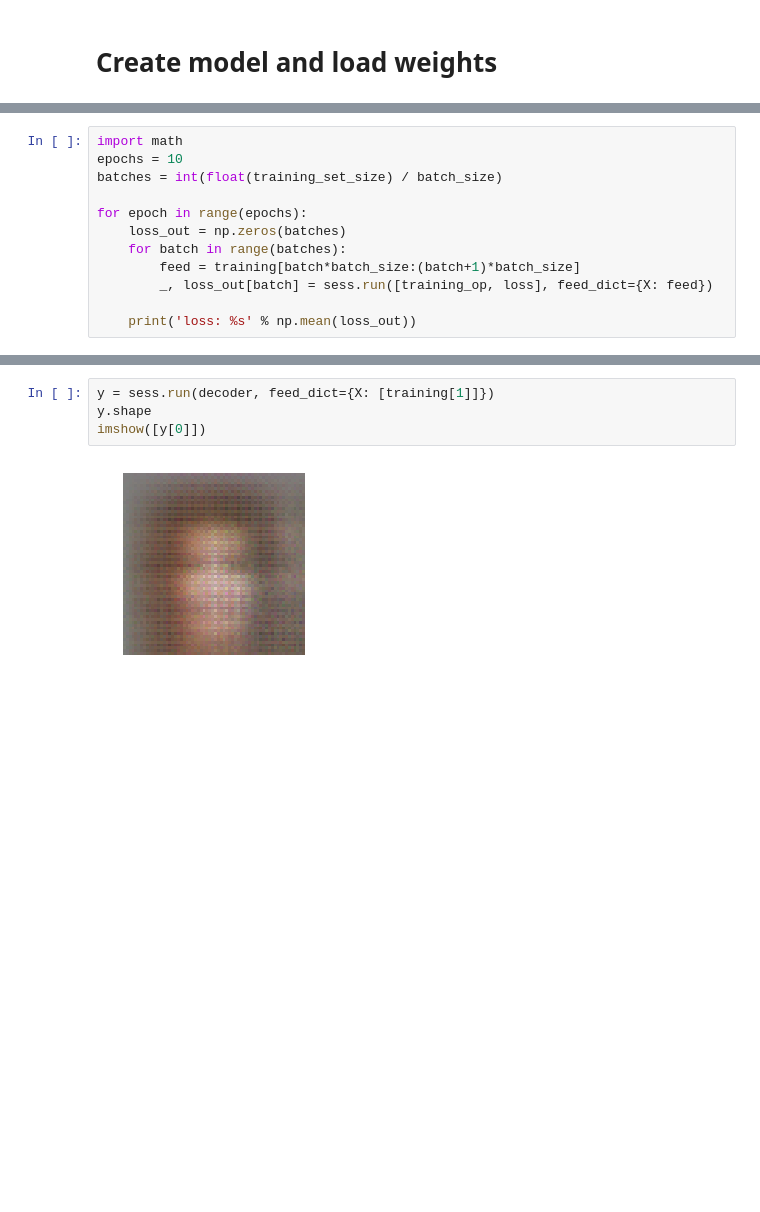
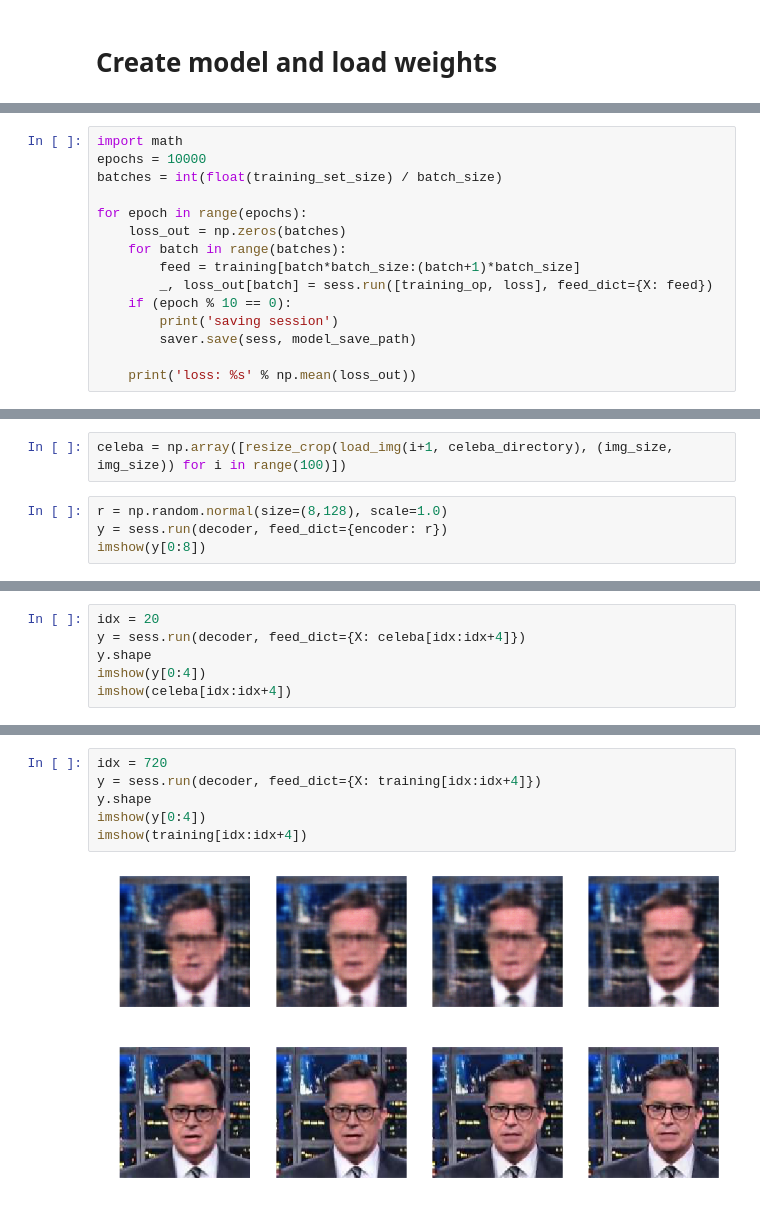
Before and after one commit to ReidWilliams/GANs, a Jupyter notebook: notebooks/working-vanilla-vae-celeba.ipynb, the cells around one changed output, grey strips where cells are left out. Cells and saved outputs as stored; diff of their text form; blank space fills up the shorter version.

```diff
--- a/notebooks/working-vanilla-vae-celeba.ipynb
+++ b/notebooks/working-vanilla-vae-celeba.ipynb
@@ -45,6 +51,6 @@ tf.global_variables_initializer().run()
 # %%
 import math
-epochs = 10
+epochs = 10000
 batches = int(float(training_set_size) / batch_size)
 
 for epoch in range(epochs):
@@ -52,6 +58,9 @@ for epoch in range(epochs):
     for batch in range(batches):
         feed = training[batch*batch_size:(batch+1)*batch_size]
         _, loss_out[batch] = sess.run([training_op, loss], feed_dict={X: feed})
+    if (epoch % 10 == 0):
+        print('saving session')
+        saver.save(sess, model_save_path)
 
     print('loss: %s' % np.mean(loss_out))
 # %% [output]
@@ -61 +84,7 @@ loss: 529930.325
 KeyboardInterrupt:
+# %%
+celeba = np.array([resize_crop(load_img(i+1, celeba_directory), (img_size, img_size)) for i in range(100)])
+# %%
+r = np.random.normal(size=(8,128), scale=1.0)
+y = sess.run(decoder, feed_dict={encoder: r})
+imshow(y[0:8])
@@ -61,0 +93,6 @@ KeyboardInterrupt:
+# %%
+idx = 20
+y = sess.run(decoder, feed_dict={X: celeba[idx:idx+4]})
+y.shape
+imshow(y[0:4])
+imshow(celeba[idx:idx+4])
@@ -62,6 +102,9 @@ KeyboardInterrupt:
 # %%
-y = sess.run(decoder, feed_dict={X: [training[1]]})
+idx = 720
+y = sess.run(decoder, feed_dict={X: training[idx:idx+4]})
 y.shape
-imshow([y[0]])
+imshow(y[0:4])
+imshow(training[idx:idx+4])
 # %% [output]
-[figure, old version]
+[figure, new version]
+[figure, added]
```
Also changed, not shown: parts of 10 cells of this notebook.
